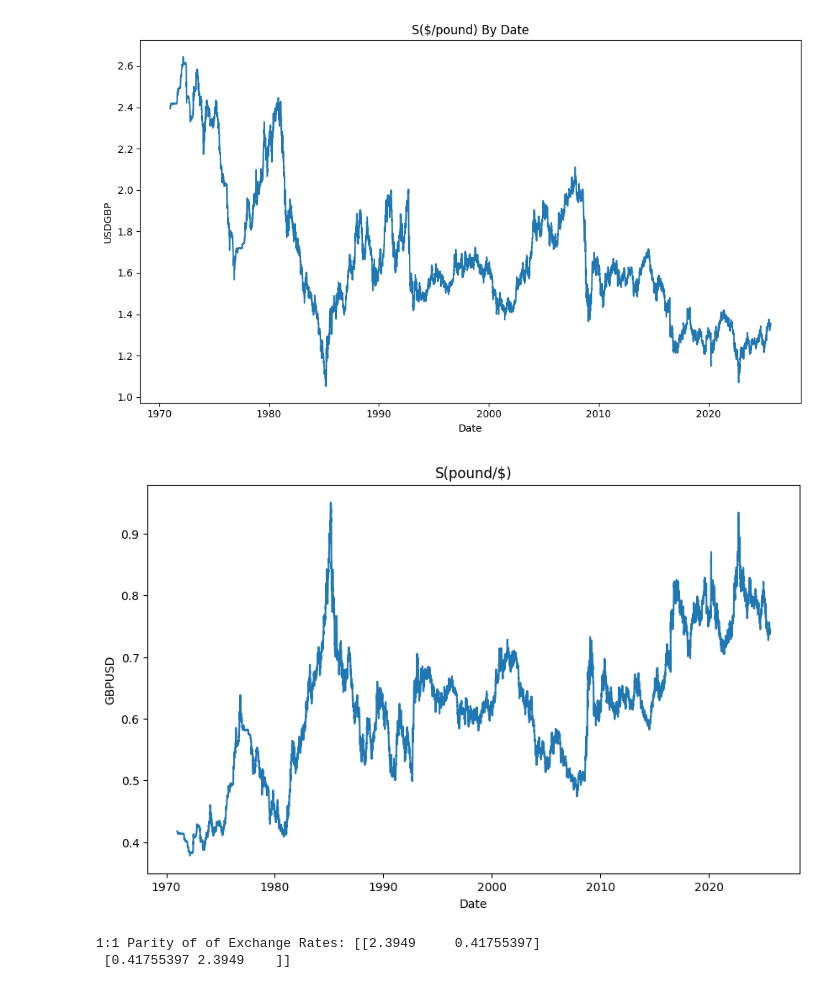
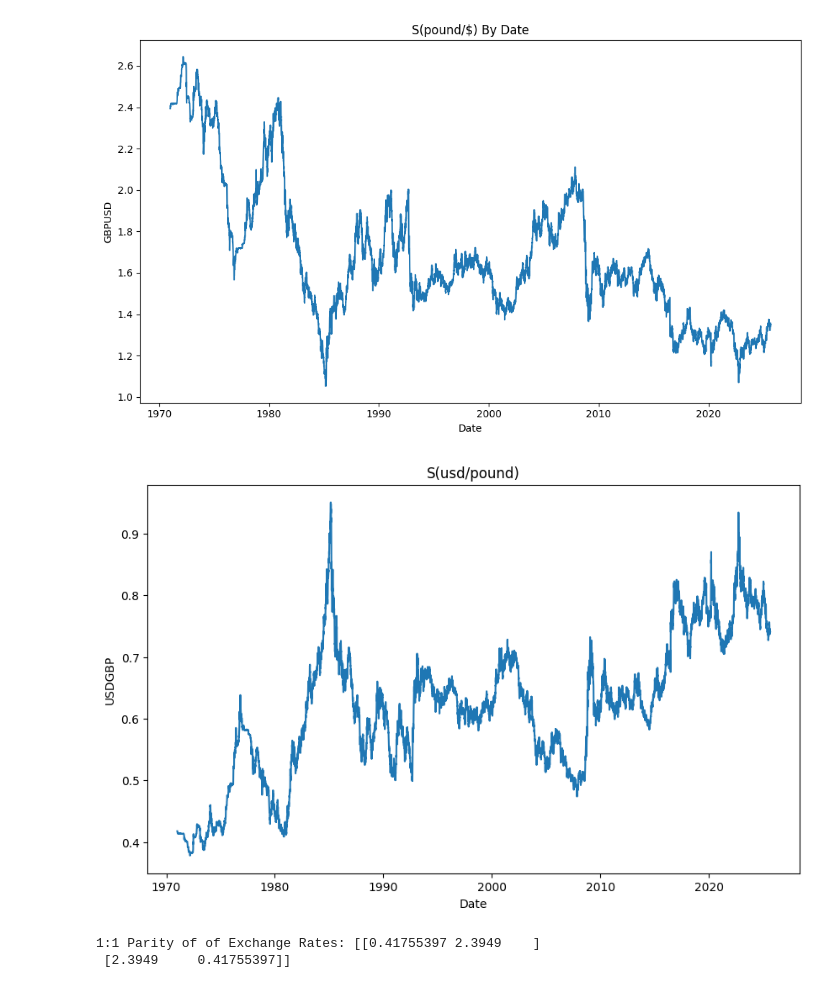
Before and after one commit to nickkats1/Spot-Rate-Forecasting, a Jupyter notebook: notebooks/Spot_Rate_LSTM.ipynb, the cells around one changed output. Cells and saved outputs as stored; diff of their text form; code cells hidden in the pictures.

```diff
--- a/notebooks/Spot_Rate_LSTM.ipynb
+++ b/notebooks/Spot_Rate_LSTM.ipynb
@@ -24,17 +24,17 @@ fred = fr.Fred(fred_api_key)
 
 
 
-usdgbp = fred.get_series("DEXUSUK")
-usdgbp.name = "USDGBP"
+GBPUSD = fred.get_series("DEXUSUK")
+GBPUSD.name = "GBPUSD"
 
-df = pd.concat([usdgbp],axis=1).dropna()
+df = pd.concat([GBPUSD],axis=1).dropna()
 df = df.reset_index()
 df['Date'] = df['index']
 df.drop('index',axis=1,inplace=True)
 
 plt.figure(figsize=(10,6))
-sns.lineplot(x='Date',y='USDGBP',data=df)
-plt.title("S($/pound) By Date")
+sns.lineplot(x='Date',y='GBPUSD',data=df)
+plt.title("S(pound/$) By Date")
 plt.savefig("images/spotrate.png")
 plt.tight_layout()
 plt.show()
@@ -44,16 +44,16 @@ cuda:0
 # %%
 
 
 
-df['GBPUSD'] = 1 / df['USDGBP']
+df['USDGBP'] = 1 / df['GBPUSD']
 
 plt.figure(figsize=(10,6))
-sns.lineplot(x=df['Date'],y=df['GBPUSD'])
-plt.title("S(pound/$)")
-plt.savefig("images/sportrate_GBPUSD")
+sns.lineplot(x=df['Date'],y=df['USDGBP'])
+plt.title("S(usd/pound)")
+plt.savefig("images/spotrate_USDGBP")
 plt.show()
 # %% [output]
-[figure, old version]
+[figure, new version]
 # %%
 
 #there is no Arbitrage for trading currency pairs in the FX market
@@ -65,8 +65,8 @@ A = np.array([[df['USDGBP'][1],df['GBPUSD'][1]],[df['GBPUSD'][1],df['USDGBP'][1]
 
 print(f'1:1 Parity of of Exchange Rates: {A.T}')
 # %% [output]
-1:1 Parity of of Exchange Rates: [[2.3949     0.41755397]
- [0.41755397 2.3949    ]]
+1:1 Parity of of Exchange Rates: [[0.41755397 2.3949    ]
+ [2.3949     0.41755397]]
 # %%
 df.drop("GBPUSD",inplace=True,axis=1)
 df.drop_duplicates(inplace=True)
```
Also changed, not shown: parts of 4 cells of this notebook, 17 other files.
